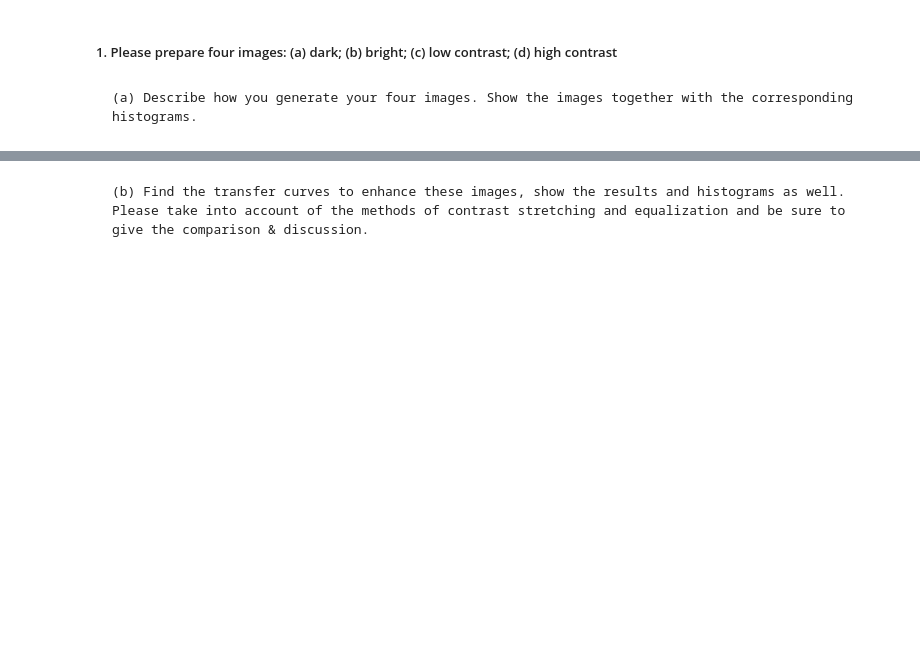
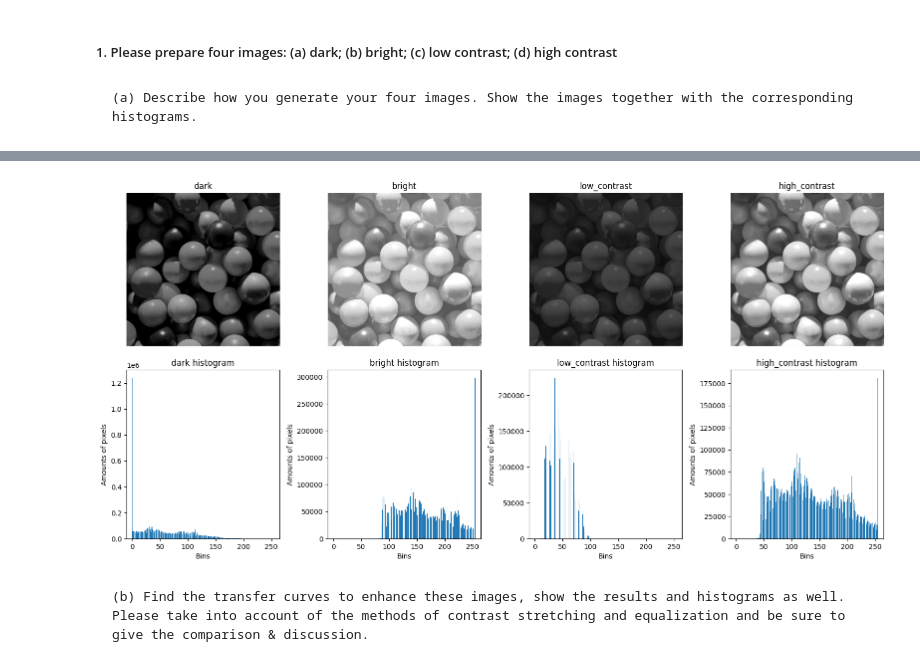
Before and after one commit to kappa0106/Histogram-Equalization-and-Specification, a Jupyter notebook: main.ipynb, the cells around one changed output, grey strips where cells are left out. Saved outputs shown, nothing was run; the diff lists cells and outputs as text; code cells hidden in the pictures; blank space fills up the shorter version.

```diff
--- a/main.ipynb
+++ b/main.ipynb
@@ -43,22 +35 @@ con_low  = np.zeros((height, width), dtype=np.uint8)
-# %%
-# loop through every pixel of an image and operate with brightness, contrast
-for x in range(width):
-    for y in range(height):
-        pixel = original[y, x]
-
-        # dark
-        brightness = -60
-        dark[y, x] = max(0, min(255,  pixel + brightness))
-
-        # bright
-        brightness = 50
-        bright[y, x] = max(0, min(255,  pixel + brightness))
-
-        # low contrast
-        contrast = 0.4
-        con_low[y, x] = max(0, min(255, pixel * contrast))
-
-        # high contrast
-        contrast = 1.2
-        con_high[y, x] = max(0, min(255, pixel * contrast))
 # %%
@@ -130,3 +100,22 @@ plt.show()
+# %%
+# Declare the function
+def transform(brightness, contrast):
+    img = np.zeros((height, width), dtype=np.uint8)
+    for x in range(width):
+        for y in range(height):
+            pixel = original[y, x]
+            img[y, x] = max(0, min(255, contrast * pixel + brightness))
+    return img
+# %%
+# Apply different adjustments to every image
+dark     = transform(-60, 1)
+bright   = transform(50, 1)
+low_contrast  = transform(0, 0.4)
+high_contrast = transform(0, 1.2)
+# %%
+output_four('four images',dark, bright, low_contrast, high_contrast)
+# %% [output]
+[figure, added]
 # %% [markdown]
     (b) Find the transfer curves to enhance these images, show the results and histograms as well. Please take into account of the methods of contrast stretching and equalization and be sure to give the comparison & discussion.
 # %% [markdown]
```
Also changed, not shown: parts of 25 cells of this notebook, 10 other files.
